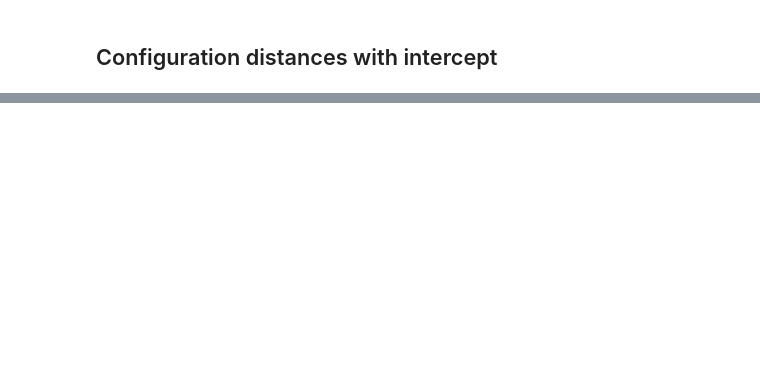
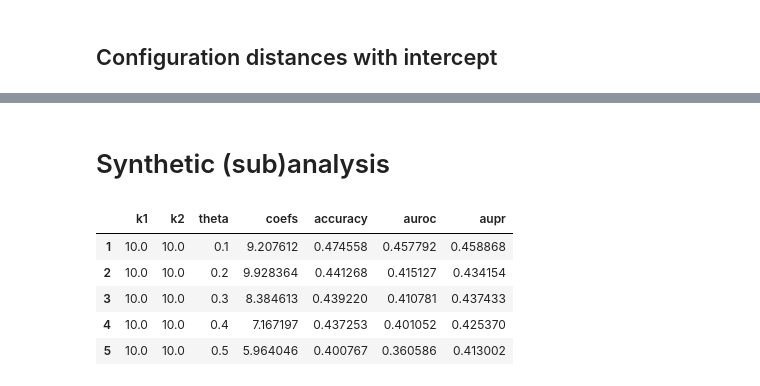
Before and after one commit to kaiser-dan/proj_naive-embedded-reconstruction, a Jupyter notebook: notebooks/viz/viz_EMB_ex27.ipynb, the cells around one changed output, grey strips where cells are left out. Cells and saved outputs as stored; diff of their text form; code cells hidden in the pictures; blank space fills up the shorter version.

```diff
--- a/notebooks/viz/viz_EMB_ex27.ipynb
+++ b/notebooks/viz/viz_EMB_ex27.ipynb
@@ -345 +345,3 @@ plt.tight_layout()
 [figure]
+# %% [markdown]
+# Synthetic (sub)analysis
@@ -345,0 +365,9 @@ plt.tight_layout()
+# %%
+df_S.head()
+# %% [output]
+|  | k1 | k2 | theta | coefs | accuracy | auroc | aupr |
+| 1 | 10.0 | 10.0 | 0.1 | 9.207612 | 0.474558 | 0.457792 | 0.458868 |
+| 2 | 10.0 | 10.0 | 0.2 | 9.928364 | 0.441268 | 0.415127 | 0.434154 |
+| 3 | 10.0 | 10.0 | 0.3 | 8.384613 | 0.439220 | 0.410781 | 0.437433 |
+| 4 | 10.0 | 10.0 | 0.4 | 7.167197 | 0.437253 | 0.401052 | 0.425370 |
+| 5 | 10.0 | 10.0 | 0.5 | 5.964046 | 0.400767 | 0.360586 | 0.413002 |
```
Also changed, not shown: parts of 12 cells of this notebook, 19 other files.
